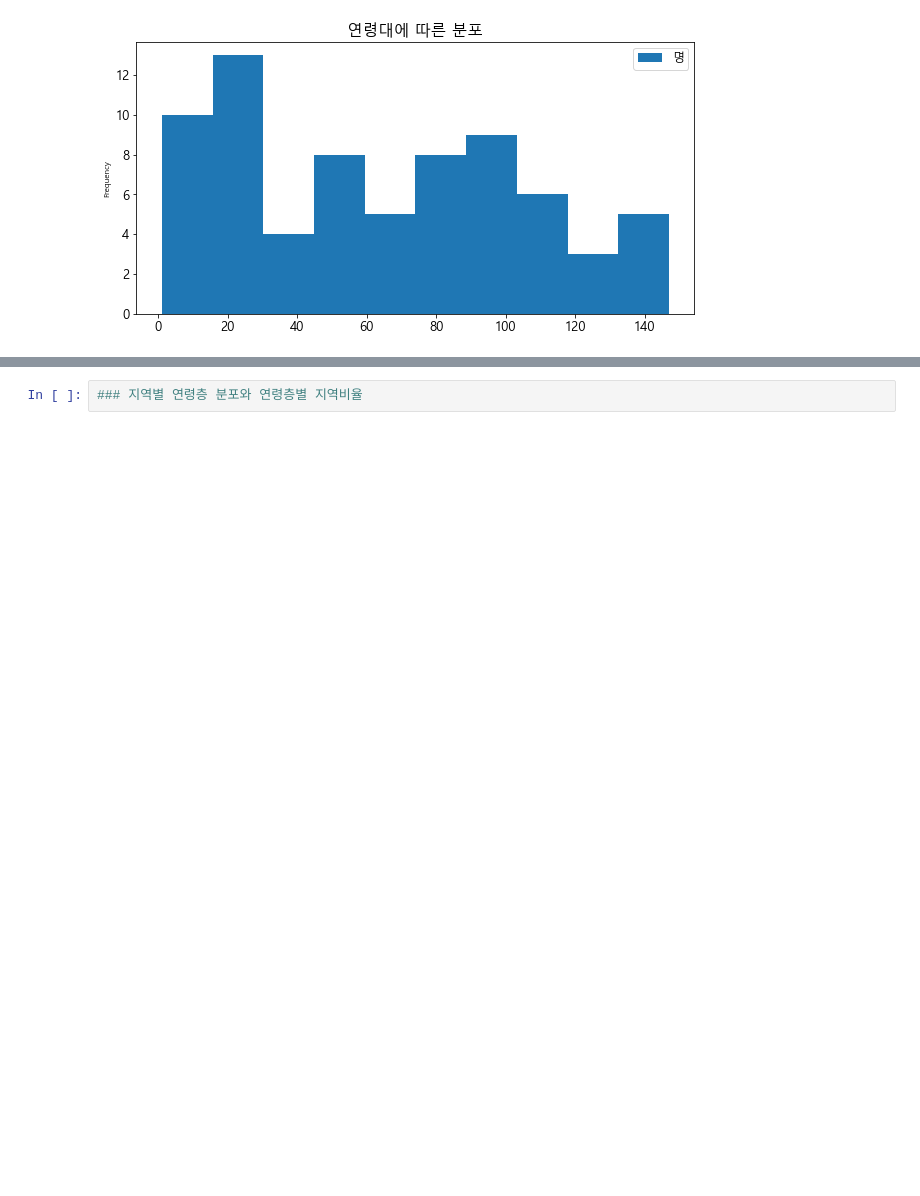
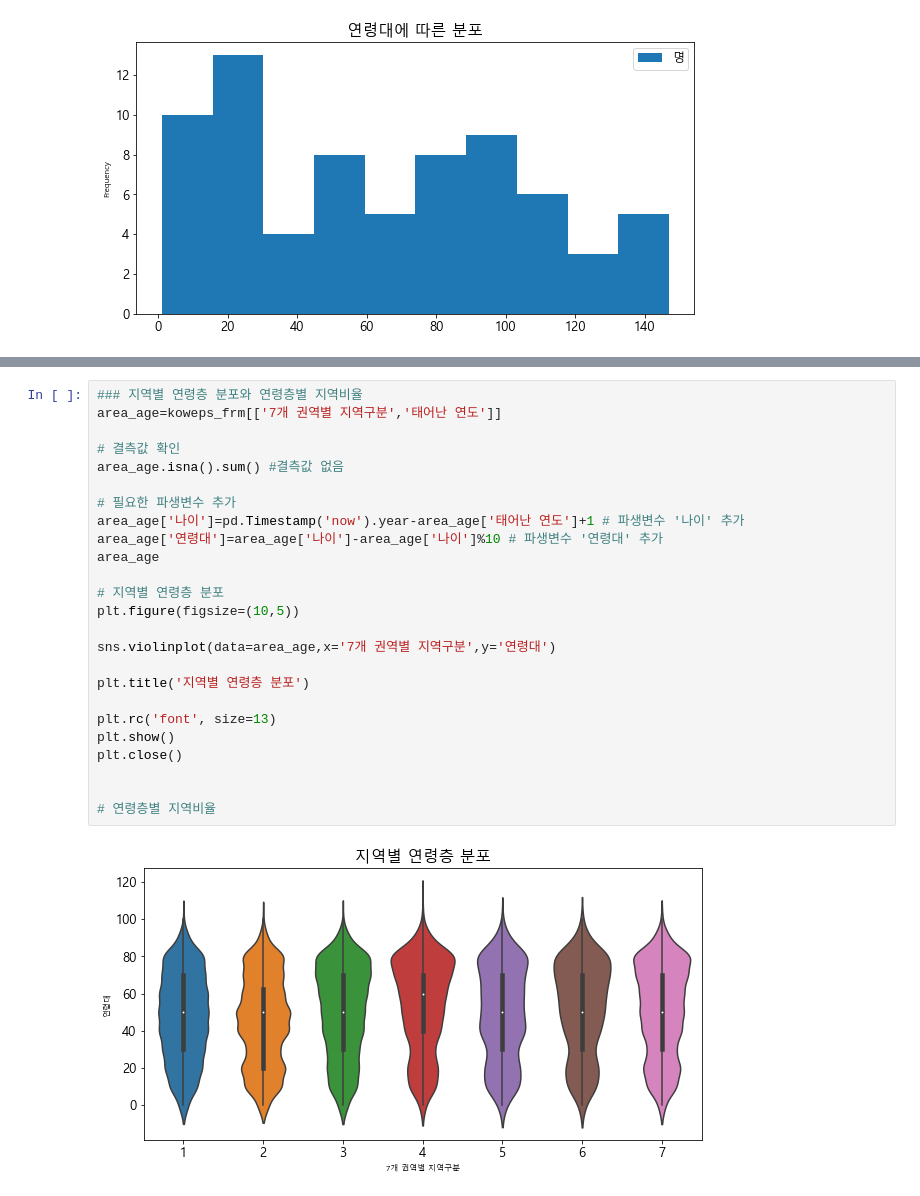
Before and after one commit to suyeondev/TIL, a Jupyter notebook: Python/pandas/ml_pandas_visualization[02].ipynb, the cells around one changed output, grey strips where cells are left out. Cells and saved outputs as stored; diff of their text form; blank space fills up the shorter version.

```diff
--- a/Python/pandas/ml_pandas_visualization[02].ipynb
+++ b/Python/pandas/ml_pandas_visualization[02].ipynb
@@ -563,2 +638,27 @@ plt.close()
 # %%
 ### 지역별 연령층 분포와 연령층별 지역비율
+area_age=koweps_frm[['7개 권역별 지역구분','태어난 연도']]
+
+# 결측값 확인
+area_age.isna().sum() #결측값 없음
+
+# 필요한 파생변수 추가
+area_age['나이']=pd.Timestamp('now').year-area_age['태어난 연도']+1 # 파생변수 '나이' 추가
+area_age['연령대']=area_age['나이']-area_age['나이']%10 # 파생변수 '연령대' 추가
+area_age
+
+# 지역별 연령층 분포
+plt.figure(figsize=(10,5))
+
+sns.violinplot(data=area_age,x='7개 권역별 지역구분',y='연령대')
+
+plt.title('지역별 연령층 분포')
+
+plt.rc('font', size=13)
+plt.show()
+plt.close()
+
+
+# 연령층별 지역비율
+# %% [output]
+[figure, added]
```
Also changed, not shown: parts of 8 cells of this notebook.
